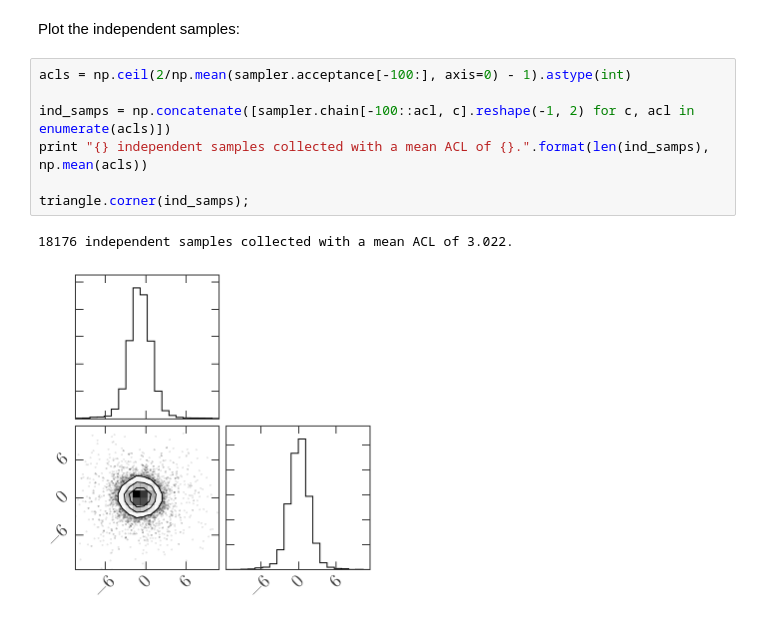
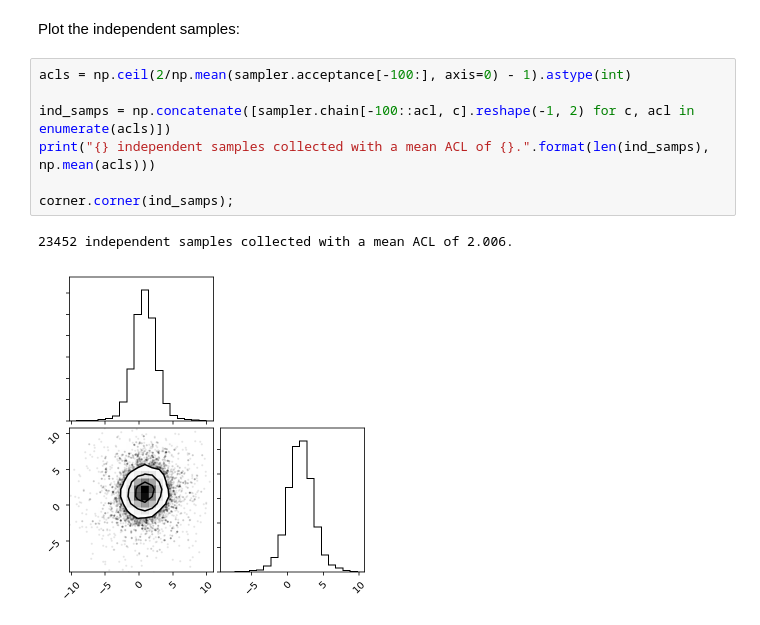
Before and after one commit to bfarr/kombine, a Jupyter notebook: examples/2D_gaussian-functional.ipynb, the cells around one changed output. Saved outputs shown, nothing was run; the diff lists cells and outputs as text.

```diff
--- a/examples/2D_gaussian-functional.ipynb
+++ b/examples/2D_gaussian-functional.ipynb
@@ -47,10 +47,10 @@ Plot the independent samples:
 # %%
 acls = np.ceil(2/np.mean(sampler.acceptance[-100:], axis=0) - 1).astype(int)
 
 ind_samps = np.concatenate([sampler.chain[-100::acl, c].reshape(-1, 2) for c, acl in enumerate(acls)])
-print "{} independent samples collected with a mean ACL of {}.".format(len(ind_samps), np.mean(acls))
+print("{} independent samples collected with a mean ACL of {}.".format(len(ind_samps), np.mean(acls)))
 
-triangle.corner(ind_samps);
+corner.corner(ind_samps);
 # %% [output]
-18176 independent samples collected with a mean ACL of 3.022.
+23452 independent samples collected with a mean ACL of 2.006.
-[figure, old version]
+[figure, new version]
```
Also changed, not shown: parts of 1 cell of this notebook, 2 other files.
